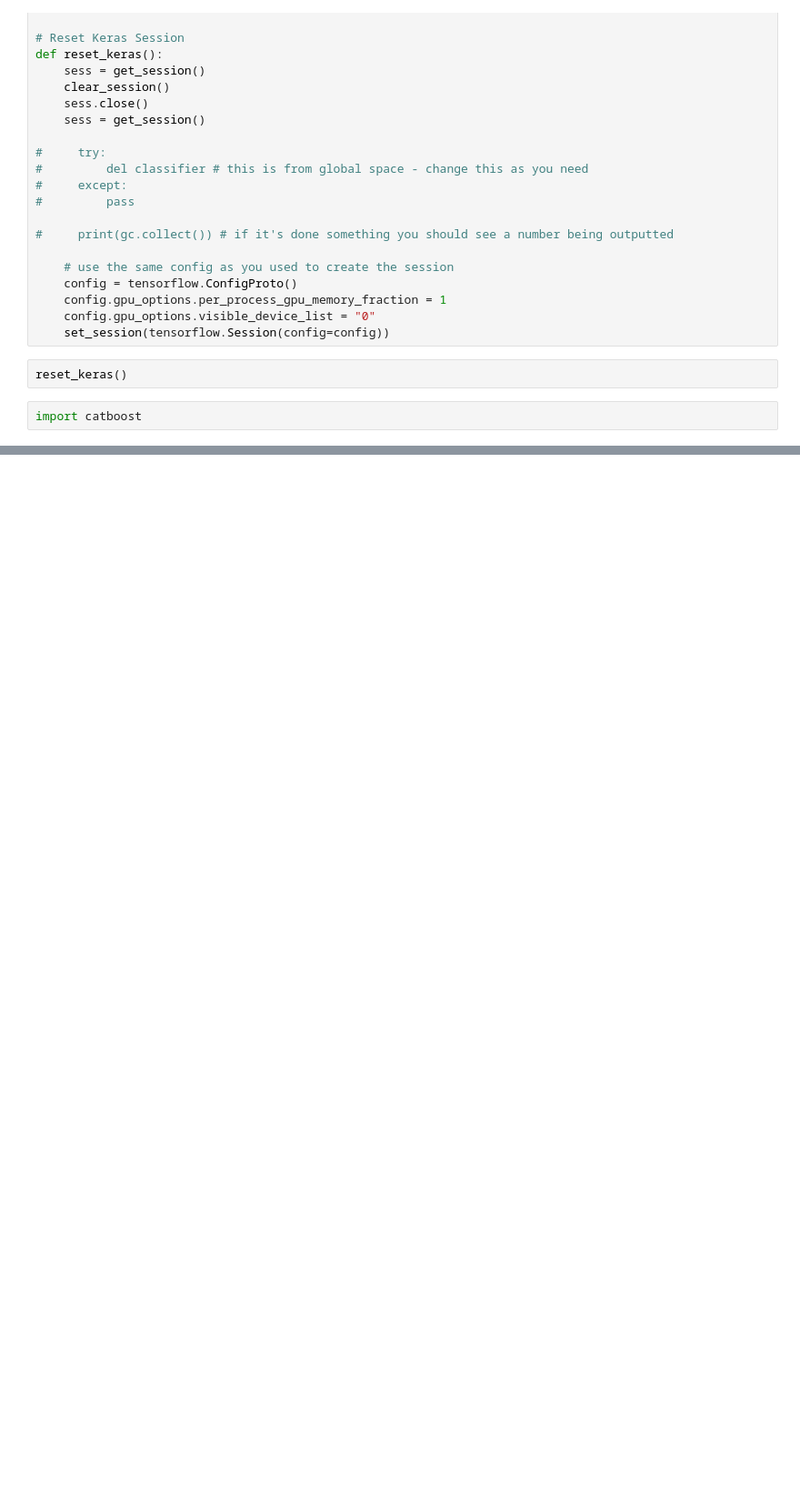
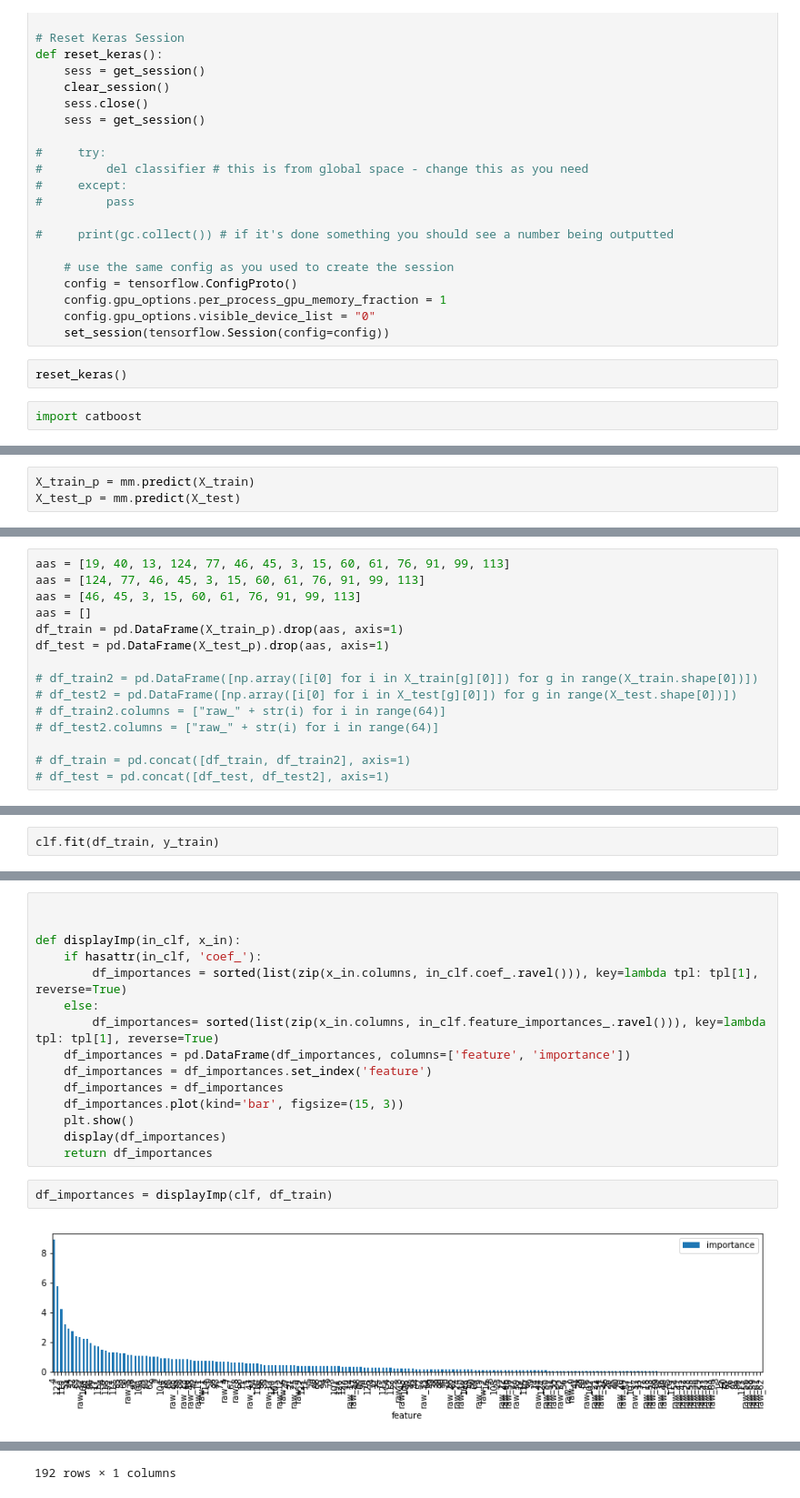
Before and after one commit to vas0x59/audio_python, a Jupyter notebook: audio_research_autoencoder.ipynb, the cells around one changed output, grey strips where cells are left out. Shown: that part at 91% size. Cells and saved outputs as stored; diff of their text form; blank space fills up the shorter version.

```diff
--- a/audio_research_autoencoder.ipynb
+++ b/audio_research_autoencoder.ipynb
@@ -288,0 +249,3 @@ array([['The_Show_Must_Go_On']], dtype='<U19')
+# %%
+X_train_p = mm.predict(X_train)
+X_test_p = mm.predict(X_test)
@@ -288,0 +271,15 @@ array([['The_Show_Must_Go_On']], dtype='<U19')
+# %%
+aas = [19, 40, 13, 124, 77, 46, 45, 3, 15, 60, 61, 76, 91, 99, 113]
+aas = [124, 77, 46, 45, 3, 15, 60, 61, 76, 91, 99, 113]
+aas = [46, 45, 3, 15, 60, 61, 76, 91, 99, 113]
+aas = []
+df_train = pd.DataFrame(X_train_p).drop(aas, axis=1)
+df_test = pd.DataFrame(X_test_p).drop(aas, axis=1)
+
+# df_train2 = pd.DataFrame([np.array([i[0] for i in X_train[g][0]]) for g in range(X_train.shape[0])])
+# df_test2 = pd.DataFrame([np.array([i[0] for i in X_test[g][0]]) for g in range(X_test.shape[0])])
+# df_train2.columns = ["raw_" + str(i) for i in range(64)]
+# df_test2.columns = ["raw_" + str(i) for i in range(64)]
+
+# df_train = pd.concat([df_train, df_train2], axis=1)
+# df_test = pd.concat([df_test, df_test2], axis=1)
@@ -288,0 +307,2 @@ array([['The_Show_Must_Go_On']], dtype='<U19')
+# %%
+clf.fit(df_train, y_train)
@@ -299,0 +358,19 @@ clf.save_model("catboost_decoder_12000_1.catboost")
+# %%
+
+
+def displayImp(in_clf, x_in):
+    if hasattr(in_clf, 'coef_'):
+        df_importances = sorted(list(zip(x_in.columns, in_clf.coef_.ravel())), key=lambda tpl: tpl[1], reverse=True)
+    else:
+        df_importances= sorted(list(zip(x_in.columns, in_clf.feature_importances_.ravel())), key=lambda tpl: tpl[1], reverse=True)
+    df_importances = pd.DataFrame(df_importances, columns=['feature', 'importance'])
+    df_importances = df_importances.set_index('feature')
+    df_importances = df_importances
+    df_importances.plot(kind='bar', figsize=(15, 3))
+    plt.show()
+    display(df_importances)
+    return df_importances
+# %%
+df_importances = displayImp(clf, df_train)
+# %% [output]
+[figure, added]
@@ -299,0 +395 @@ clf.save_model("catboost_decoder_12000_1.catboost")
+192 rows × 1 columns
```
Also changed, not shown: parts of 27 cells of this notebook.
